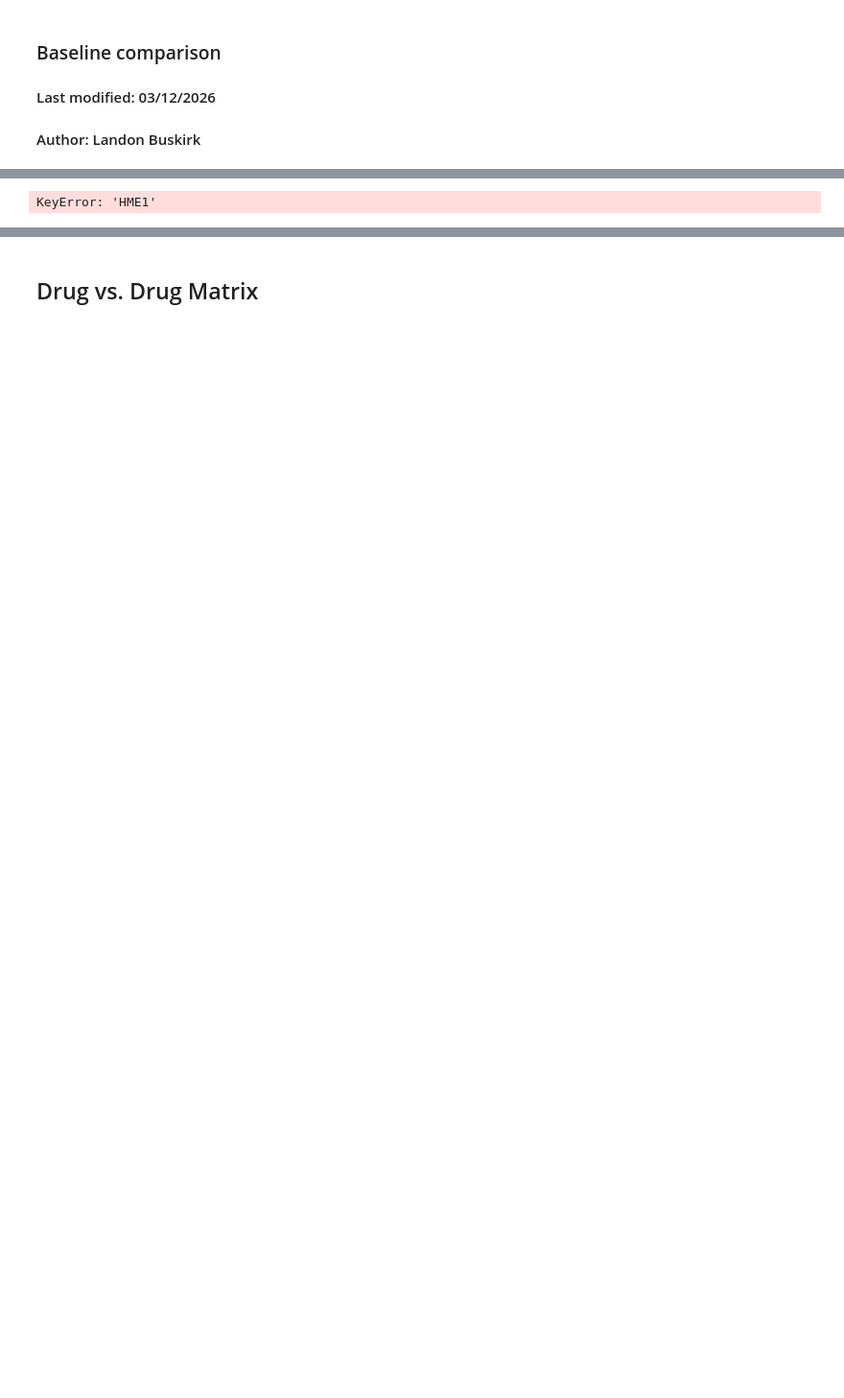
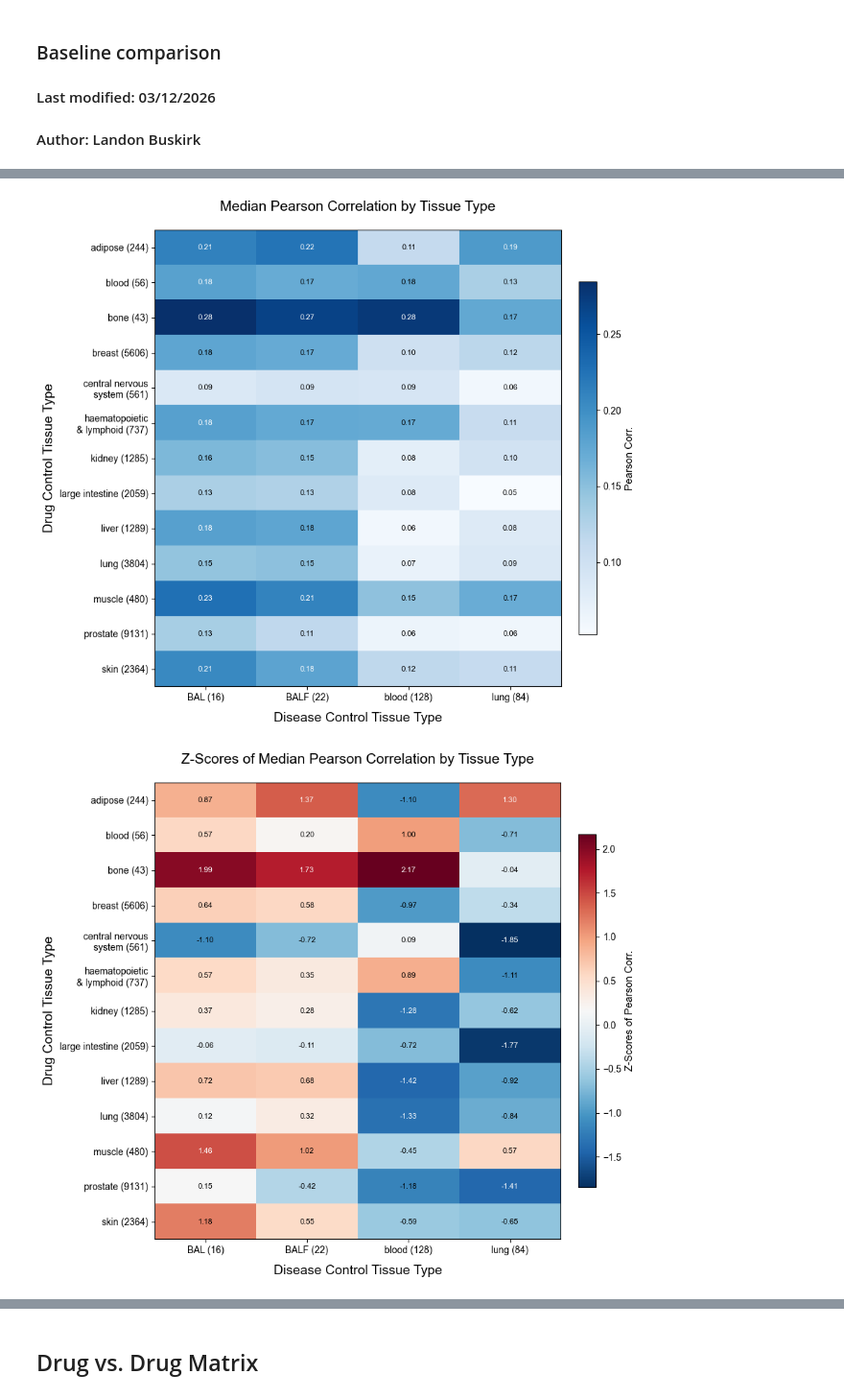
Before and after one commit to JRaviLab/integrative-drugrep-tb, a Jupyter notebook: figures/figureS9/suppl_baseline_comparison_UPDATED.ipynb, the cells around one changed output, grey strips where cells are left out. Shown at 96% size. Cells and saved outputs as stored; diff of their text form; code cells hidden in the pictures; blank space fills up the shorter version.

```diff
--- a/figures/figureS9/suppl_baseline_comparison_UPDATED.ipynb
+++ b/figures/figureS9/suppl_baseline_comparison_UPDATED.ipynb
@@ -246,8 +266,16 @@ cell_line_counts = {
 }
 
 # read in 'cell_line_to_tissue.json'
-with open('cell_line_to_tissue.json', 'r') as f:
-    cell_line_tissues = json.load(f)
+# with open('cell_line_to_tissue.json', 'r') as f:
+#     cell_line_tissues = json.load(f)
+
+cell_line_tissues = pd.read_csv('GSE92742_Broad_LINCS_cell_info.txt', sep='\t').set_index('cell_id')['primary_site'].to_dict()
+
+cell_line_tissues = {
+    k: v for k, v in cell_line_tissues.items()
+    if k in cell_line_counts
+}
+
 
 # Group: tissue → list of cell lines/samples
 drug_tissue_groups = defaultdict(list)
@@ -355,31 +383,32 @@ def plot_heatmap(matrix, xlabels, ylabels, title, cbar_label, cmap='Blues', anno
                         ax.text(j, i, f"{val:.2f}", ha='center', va='center',
                                 fontsize=8, color='black' if val < np.nanpercentile(matrix, 75) else 'white')
 
     ax.set_xticks(np.arange(len(xlabels)))
     ax.set_xticklabels(xlabels, rotation=0, fontsize=10)
     ax.set_yticks(np.arange(len(ylabels)))
     ax.set_yticklabels(ylabels, fontsize=10)
 
     ax.set_xlabel('Disease Control Tissue Type', fontsize=14, labelpad=10)
     ax.set_ylabel('Drug Control Tissue Type', fontsize=14)
     ax.set_title(title, fontsize=15, pad=20)
 
     # Add the drug tissue → cell line key below the figure
     # drug_key_text = "\n".join([f"{name}: {', '.join(drug_tissue_groups[name])}" for name in drug_tissues[1:]])
 
     # plt.figtext(0, -0.22, "Drug Tissue → Cell Line Mapping:\n" + drug_key_text,
     #             wrap=False, ha='left', fontsize=10)
 
     plt.tight_layout()
     plt.show()
 
 # --- Plot both heatmaps ---
 plot_heatmap(matrix, xlabels, ylabels,
              'Median Pearson Correlation by Tissue Type',
              'Pearson Corr.')
 
 plot_heatmap(matrix_zscores, xlabels, ylabels,
              'Z-Scores of Median Pearson Correlation by Tissue Type',
              'Z-Scores of Pearson Corr.', cmap='RdBu_r', center_zero=True)
 # %% [output]
-KeyError: 'HME1'
+[figure, added]
+[figure, added]
```
Also changed, not shown: parts of 8 cells of this notebook, 1 other file.
